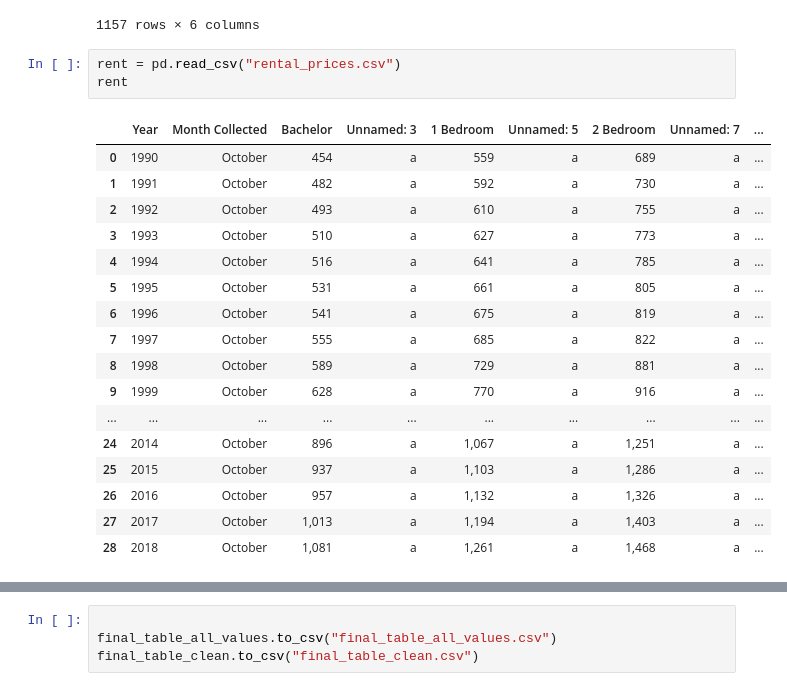
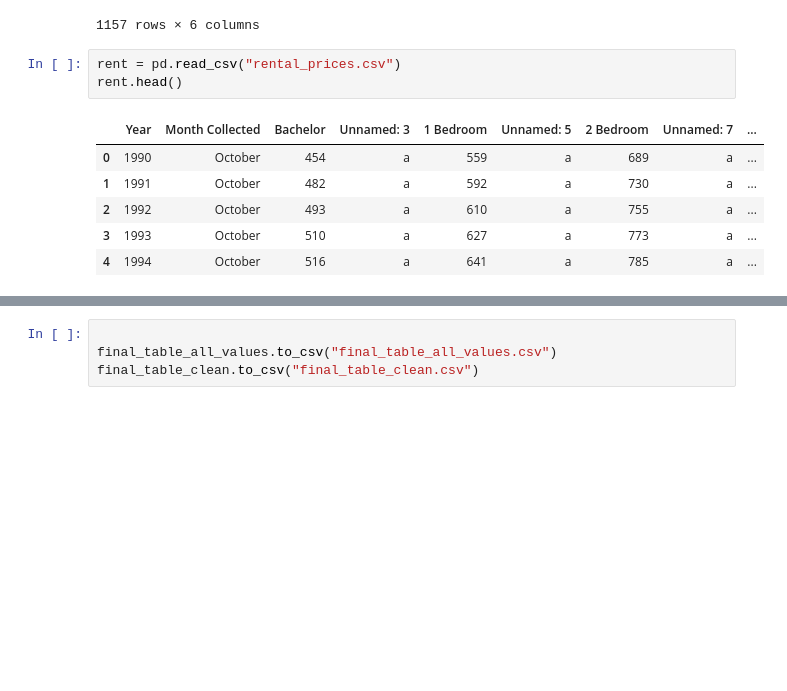
Before and after one commit to kanbhatia/TORONTO-HOUSING-COST, a Jupyter notebook: Manipulation Housing Data.ipynb, the cells around one changed output, grey strips where cells are left out. Drawn from its saved outputs; the diff is of its cells as text; blank space fills up the shorter version.

```diff
--- a/Manipulation Housing Data.ipynb
+++ b/Manipulation Housing Data.ipynb
@@ -126,25 +114,14 @@ See the caveats in the documentation: http://pandas.pydata.org/pandas-docs/stabl
 1157 rows × 6 columns
 # %%
 rent = pd.read_csv("rental_prices.csv")
-rent
+rent.head()
 # %% [output]
 |  | Year | Month Collected | Bachelor | Unnamed: 3 | 1 Bedroom | Unnamed: 5 | 2 Bedroom | Unnamed: 7 | ... |
 | 0 | 1990 | October | 454 | a | 559 | a | 689 | a | ... |
 | 1 | 1991 | October | 482 | a | 592 | a | 730 | a | ... |
 | 2 | 1992 | October | 493 | a | 610 | a | 755 | a | ... |
 | 3 | 1993 | October | 510 | a | 627 | a | 773 | a | ... |
 | 4 | 1994 | October | 516 | a | 641 | a | 785 | a | ... |
-| 5 | 1995 | October | 531 | a | 661 | a | 805 | a | ... |
-| 6 | 1996 | October | 541 | a | 675 | a | 819 | a | ... |
-| 7 | 1997 | October | 555 | a | 685 | a | 822 | a | ... |
-| 8 | 1998 | October | 589 | a | 729 | a | 881 | a | ... |
-| 9 | 1999 | October | 628 | a | 770 | a | 916 | a | ... |
-| ... | ... | ... | ... | ... | ... | ... | ... | ... | ... |
-| 24 | 2014 | October | 896 | a | 1,067 | a | 1,251 | a | ... |
-| 25 | 2015 | October | 937 | a | 1,103 | a | 1,286 | a | ... |
-| 26 | 2016 | October | 957 | a | 1,132 | a | 1,326 | a | ... |
-| 27 | 2017 | October | 1,013 | a | 1,194 | a | 1,403 | a | ... |
-| 28 | 2018 | October | 1,081 | a | 1,261 | a | 1,468 | a | ... |
 # %%
 rent_filtered = rent[["Year", "Total"]]
 
```
Also changed, not shown: parts of 11 cells of this notebook.
